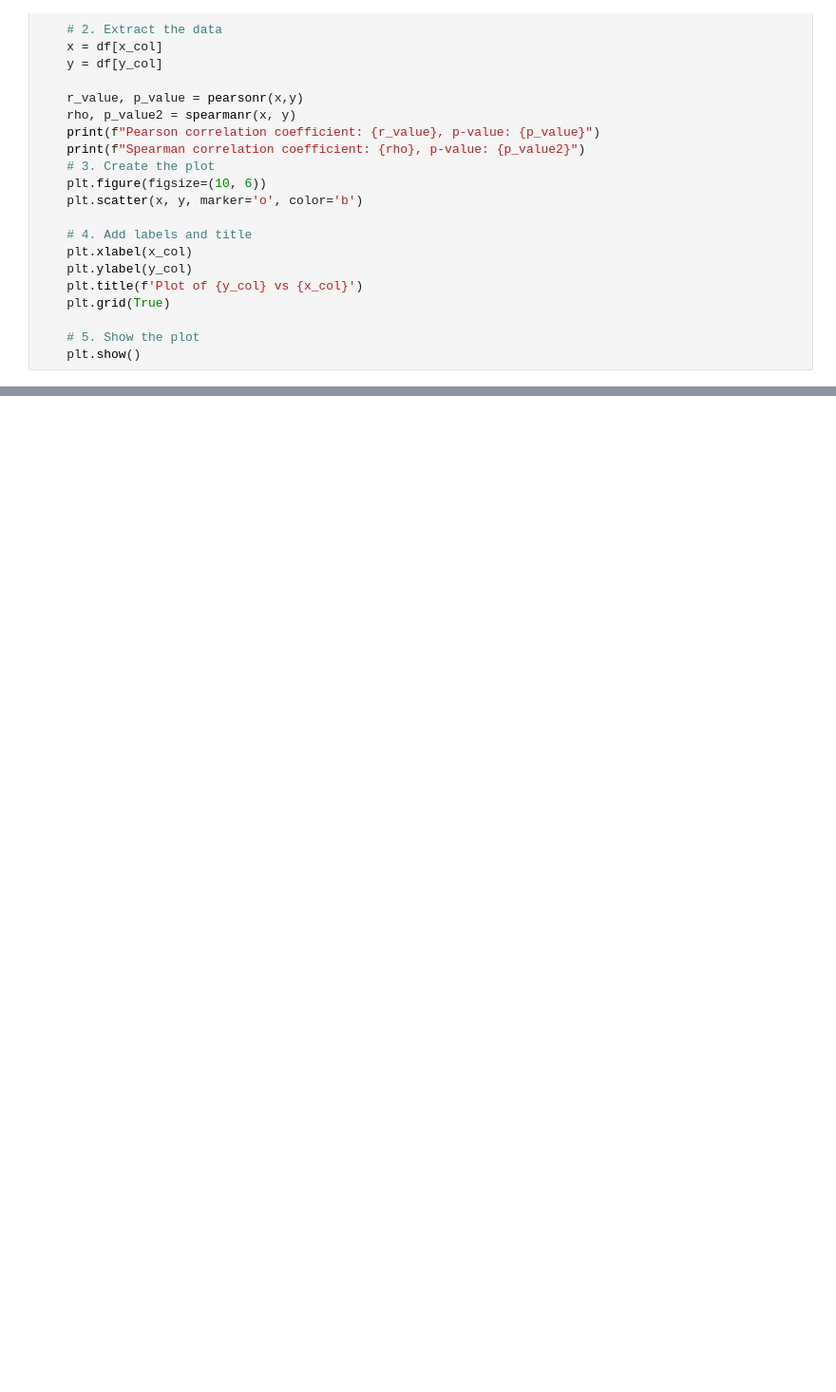
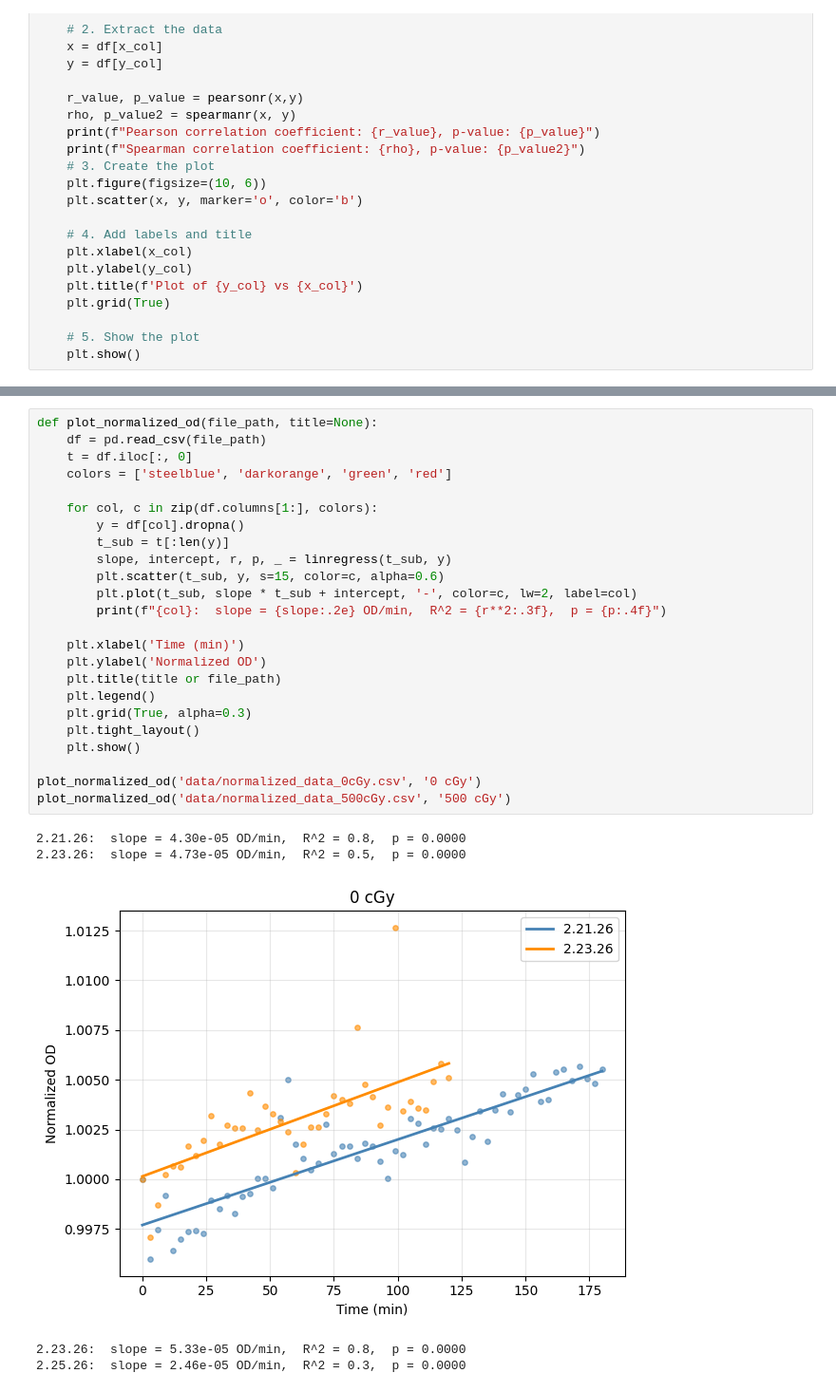
Before and after one commit to blueberrytoasts/FCO, a Jupyter notebook: testing.ipynb, the cells around one changed output, grey strips where cells are left out. Shown at 95% size. Cells and saved outputs as stored; diff of their text form; blank space fills up the shorter version.

```diff
--- a/testing.ipynb
+++ b/testing.ipynb
@@ -51 +38,31 @@ Spearman correlation coefficient: -0.5027062709528816, p-value: 2.68577206366646
 [figure]
+# %%
+def plot_normalized_od(file_path, title=None):
+    df = pd.read_csv(file_path)
+    t = df.iloc[:, 0]
+    colors = ['steelblue', 'darkorange', 'green', 'red']
+
+    for col, c in zip(df.columns[1:], colors):
+        y = df[col].dropna()
+        t_sub = t[:len(y)]
+        slope, intercept, r, p, _ = linregress(t_sub, y)
+        plt.scatter(t_sub, y, s=15, color=c, alpha=0.6)
+        plt.plot(t_sub, slope * t_sub + intercept, '-', color=c, lw=2, label=col)
+        print(f"{col}:  slope = {slope:.2e} OD/min,  R^2 = {r**2:.3f},  p = {p:.4f}")
+
+    plt.xlabel('Time (min)')
+    plt.ylabel('Normalized OD')
+    plt.title(title or file_path)
+    plt.legend()
+    plt.grid(True, alpha=0.3)
+    plt.tight_layout()
+    plt.show()
+
+plot_normalized_od('data/normalized_data_0cGy.csv', '0 cGy')
+plot_normalized_od('data/normalized_data_500cGy.csv', '500 cGy')
+# %% [output]
+2.21.26:  slope = 4.30e-05 OD/min,  R^2 = 0.8,  p = 0.0000
+2.23.26:  slope = 4.73e-05 OD/min,  R^2 = 0.5,  p = 0.0000
+[figure, added]
+2.23.26:  slope = 5.33e-05 OD/min,  R^2 = 0.8,  p = 0.0000
+2.25.26:  slope = 2.46e-05 OD/min,  R^2 = 0.3,  p = 0.0000
```
Also changed, not shown: parts of 4 cells of this notebook, 3 other files.
